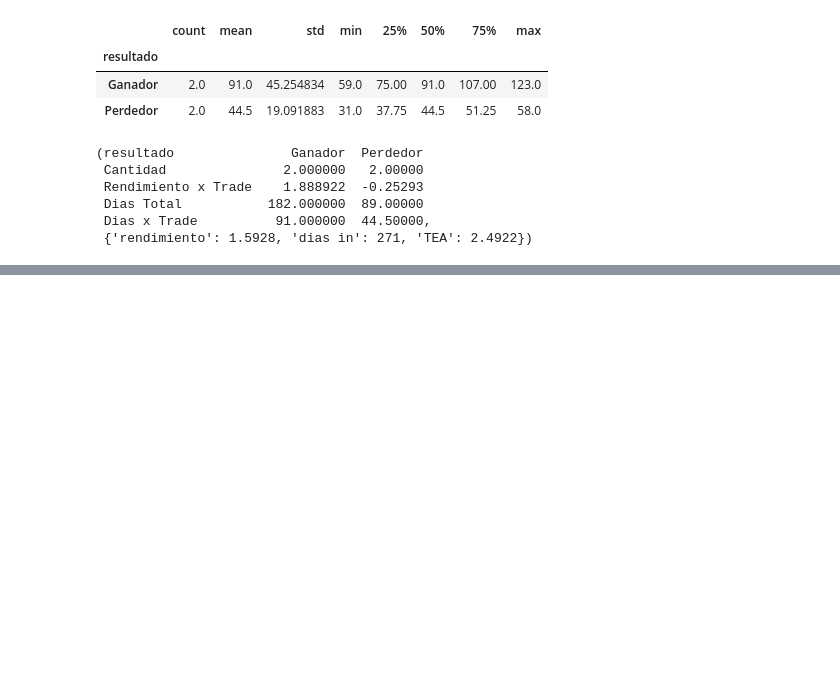
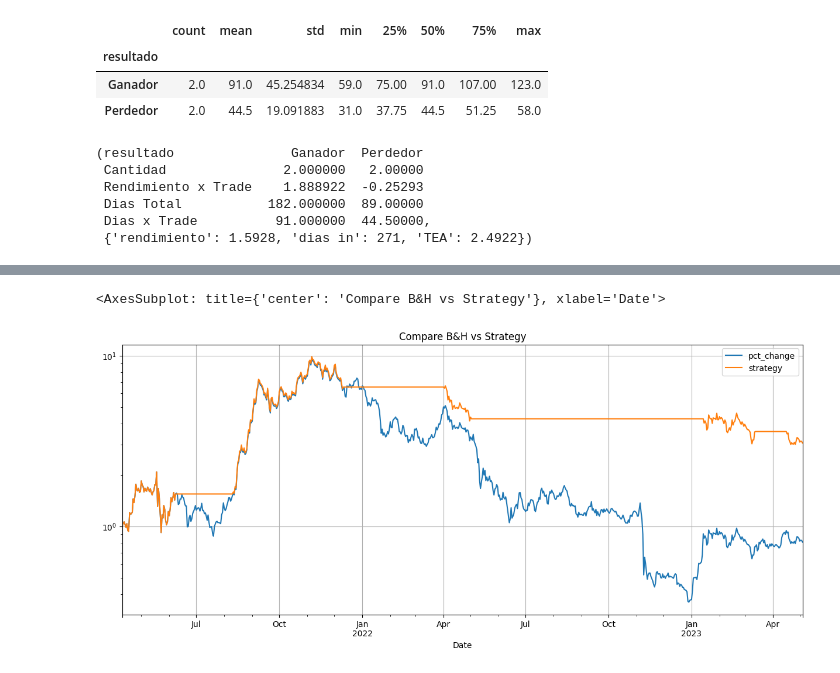
Before and after one commit to AlejandroDaneri/trabajo-profesional-fiuba, a Jupyter notebook: examples/backtesting.ipynb, the cells around one changed output, grey strips where cells are left out. Drawn from its saved outputs; the diff is of its cells as text; code cells hidden in the pictures; blank space fills up the shorter version.

Commit message:
compare strat vs B&H

```diff
--- a/examples/backtesting.ipynb
+++ b/examples/backtesting.ipynb
@@ -356,3 +356,42 @@ resumen(trades)
  Dias Total           182.000000  89.00000
  Dias x Trade          91.000000  44.50000,
  {'rendimiento': 1.5928, 'dias in': 271, 'TEA': 2.4922})
+# %%
+def eventDriveLong(df):
+    df["pct_change"]=df['Close'].pct_change()
+    signals=df['gatillo'].tolist()
+    pct_changes =df['pct_change'].tolist()
+
+    total = len(signals)
+    i, results = 1, [0]
+
+    while i<total:
+
+        if signals[i-1] == 'compra':
+            j=i
+            while j<total:
+                results.append(pct_changes[j])
+                j +=1
+                if signals[j-1]=="venta":
+                    i=j
+                    break
+                if j == total:
+                    i=j
+                    print("Compra abierta")
+                    break
+
+        else:
+            results.append(0)
+            i +=1
+
+    result = pd.concat([df,pd.Series(data=results,index=df.index)],axis=1)
+    result.columns.values[-1] ="strategy"
+    return result
+# %%
+data = getData(ticker='SOL-USD',data_from='2021-01-01',data_to='2023-05-05')
+features = getFeatures(data,n_obv=100,n_sigma=40,n_rsi=15,fast=20,slow=60)
+actions = getActions(features,0,65,0.01,-0.01,55,0)
+trades= getTrades(actions)
+payoff = eventDriveLong(data)
+results = payoff.iloc[:,-2:].add(1).cumprod()
+results
@@ -358,0 +414,6 @@ resumen(trades)
+# %%
+t = 'Compare B&H vs Strategy'
+results.plot(figsize=(15,6),title=t,grid=True,logy=True)
+# %% [output]
+<AxesSubplot: title={'center': 'Compare B&H vs Strategy'}, xlabel='Date'>
+[figure, added]
```
Also changed, not shown: parts of 3 cells of this notebook.
